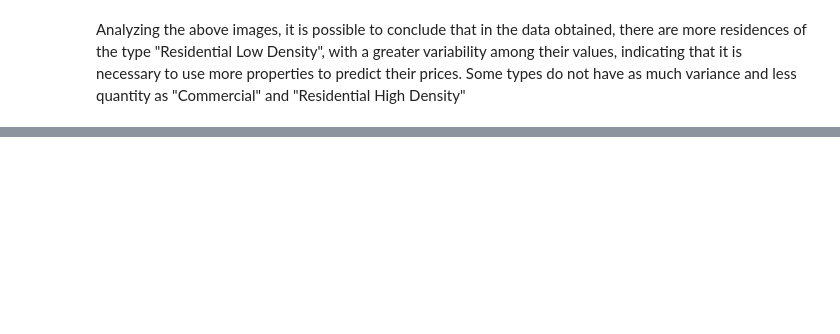
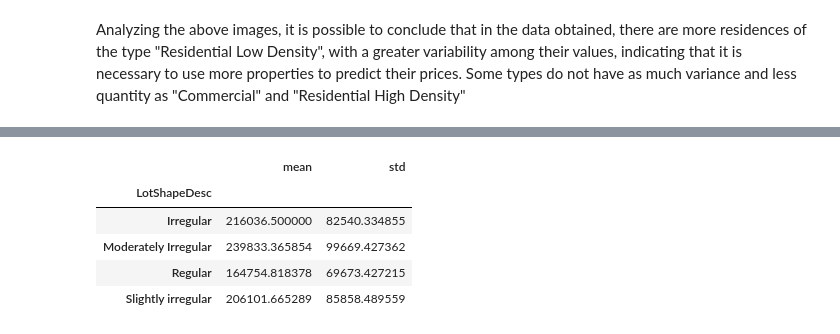
Before and after one commit to Murillo/Challenge-Kaggle, a Jupyter notebook: House Prices - Advanced Regression Techniques/house-prices-advanced-regression-techniques.ipynb, the cells around one changed output, grey strips where cells are left out. Saved outputs shown, nothing was run; the diff lists cells and outputs as text; code cells hidden in the pictures; blank space fills up the shorter version.

```diff
--- a/House Prices - Advanced Regression Techniques/house-prices-advanced-regression-techniques.ipynb
+++ b/House Prices - Advanced Regression Techniques/house-prices-advanced-regression-techniques.ipynb
@@ -137,0 +166,9 @@ Analyzing the above images, it is possible to conclude that in the data obtained
+# %%
+info_stats('LotShapeDesc')
+# %% [output]
+|  | mean | std |
+| LotShapeDesc |  |  |
+| Irregular | 216036.500000 | 82540.334855 |
+| Moderately Irregular | 239833.365854 | 99669.427362 |
+| Regular | 164754.818378 | 69673.427215 |
+| Slightly irregular | 206101.665289 | 85858.489559 |
```
Also changed, not shown: parts of 13 cells of this notebook.
